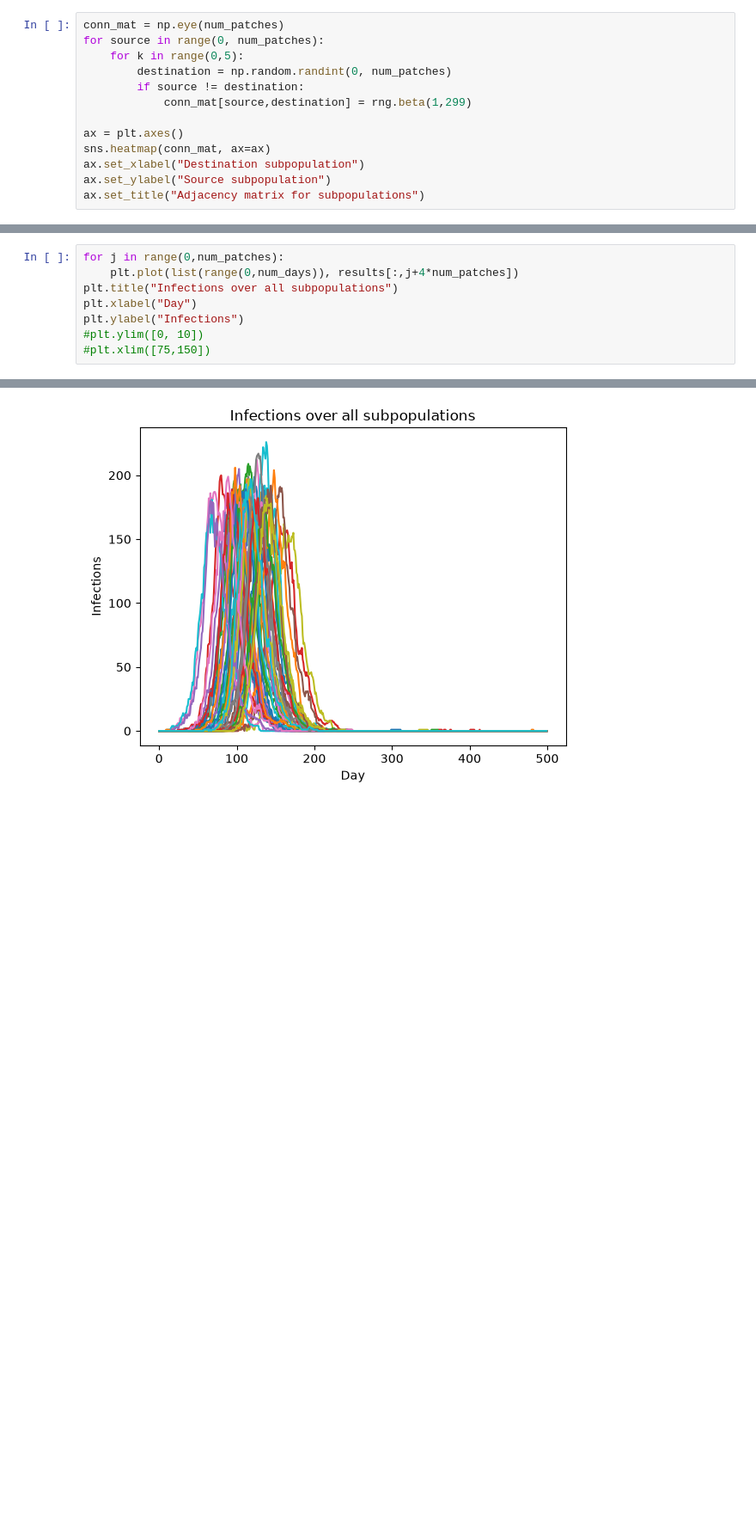
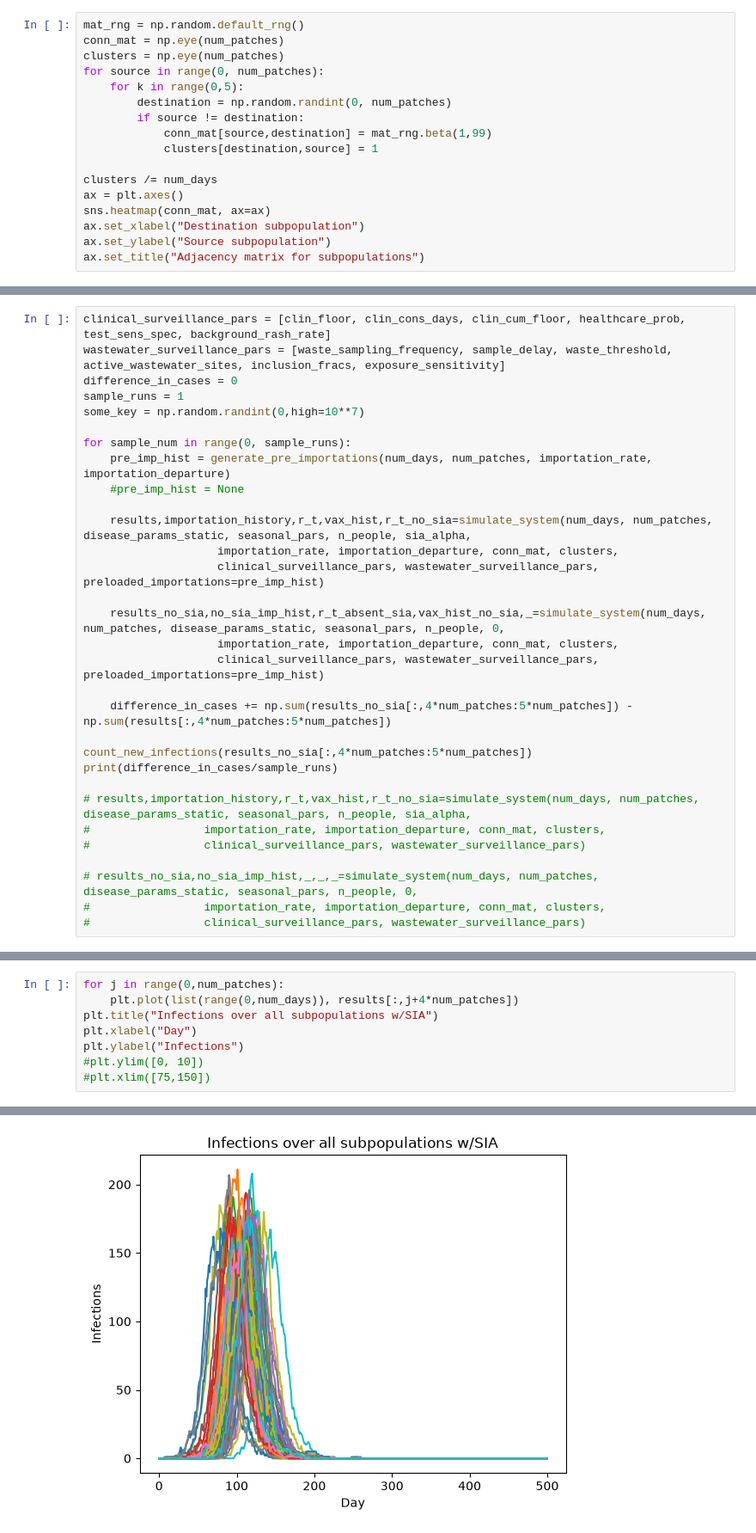
Before and after one commit to bergie75/gates_measles, a Jupyter notebook: python/live_surveillance.ipynb, the cells around one changed output, grey strips where cells are left out. Shown at 86% size. Saved outputs shown, nothing was run; the diff lists cells and outputs as text; blank space fills up the shorter version.

Commit message:
Current surveillance setup

```diff
--- a/python/live_surveillance.ipynb
+++ b/python/live_surveillance.ipynb
@@ -175,11 +333,15 @@ S1: 870.0000000000001 S2: 0.0 V: 2130.0
 # %%
+mat_rng = np.random.default_rng()
 conn_mat = np.eye(num_patches)
+clusters = np.eye(num_patches)
 for source in range(0, num_patches):
     for k in range(0,5):
         destination = np.random.randint(0, num_patches)
         if source != destination:
-            conn_mat[source,destination] = rng.beta(1,299)
+            conn_mat[source,destination] = mat_rng.beta(1,99)
+            clusters[destination,source] = 1
 
+clusters /= num_days
 ax = plt.axes()
 sns.heatmap(conn_mat, ax=ax)
 ax.set_xlabel("Destination subpopulation")
@@ -234,0 +353,31 @@ for i in range(1,num_days):
+# %%
+clinical_surveillance_pars = [clin_floor, clin_cons_days, clin_cum_floor, healthcare_prob, test_sens_spec, background_rash_rate]
+wastewater_surveillance_pars = [waste_sampling_frequency, sample_delay, waste_threshold, active_wastewater_sites, inclusion_fracs, exposure_sensitivity]
+difference_in_cases = 0
+sample_runs = 1
+some_key = np.random.randint(0,high=10**7)
+
+for sample_num in range(0, sample_runs):
+    pre_imp_hist = generate_pre_importations(num_days, num_patches, importation_rate, importation_departure)
+    #pre_imp_hist = None
+
+    results,importation_history,r_t,vax_hist,r_t_no_sia=simulate_system(num_days, num_patches, disease_params_static, seasonal_pars, n_people, sia_alpha,
+                    importation_rate, importation_departure, conn_mat, clusters,
+                    clinical_surveillance_pars, wastewater_surveillance_pars, preloaded_importations=pre_imp_hist)
+
+    results_no_sia,no_sia_imp_hist,r_t_absent_sia,vax_hist_no_sia,_=simulate_system(num_days, num_patches, disease_params_static, seasonal_pars, n_people, 0,
+                    importation_rate, importation_departure, conn_mat, clusters,
+                    clinical_surveillance_pars, wastewater_surveillance_pars, preloaded_importations=pre_imp_hist)
+
+    difference_in_cases += np.sum(results_no_sia[:,4*num_patches:5*num_patches]) - np.sum(results[:,4*num_patches:5*num_patches])
+
+count_new_infections(results_no_sia[:,4*num_patches:5*num_patches])
+print(difference_in_cases/sample_runs)
+
+# results,importation_history,r_t,vax_hist,r_t_no_sia=simulate_system(num_days, num_patches, disease_params_static, seasonal_pars, n_people, sia_alpha,
+#                 importation_rate, importation_departure, conn_mat, clusters,
+#                 clinical_surveillance_pars, wastewater_surveillance_pars)
+
+# results_no_sia,no_sia_imp_hist,_,_,_=simulate_system(num_days, num_patches, disease_params_static, seasonal_pars, n_people, 0,
+#                 importation_rate, importation_departure, conn_mat, clusters,
+#                 clinical_surveillance_pars, wastewater_surveillance_pars)
@@ -235,11 +386,11 @@ for i in range(1,num_days):
 # %%
 for j in range(0,num_patches):
     plt.plot(list(range(0,num_days)), results[:,j+4*num_patches])
-plt.title("Infections over all subpopulations")
+plt.title("Infections over all subpopulations w/SIA")
 plt.xlabel("Day")
 plt.ylabel("Infections")
 #plt.ylim([0, 10])
 #plt.xlim([75,150])
 # %% [output]
 Text(0, 0.5, 'Infections')
-[figure, old version]
+[figure, new version]
```
Also changed, not shown: parts of 16 cells of this notebook, 2 other files.
